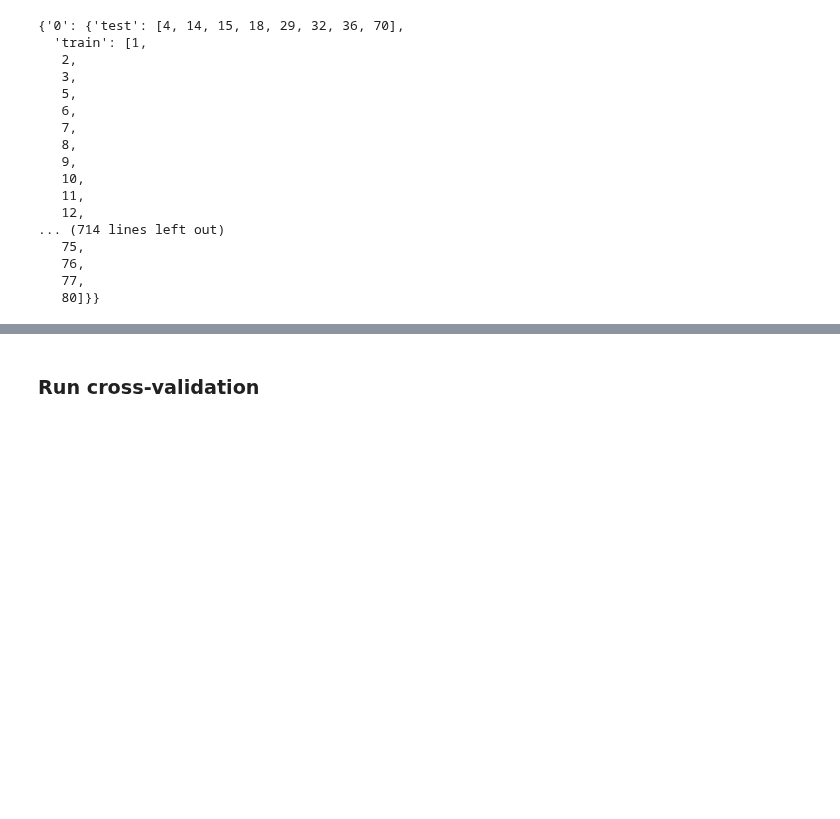
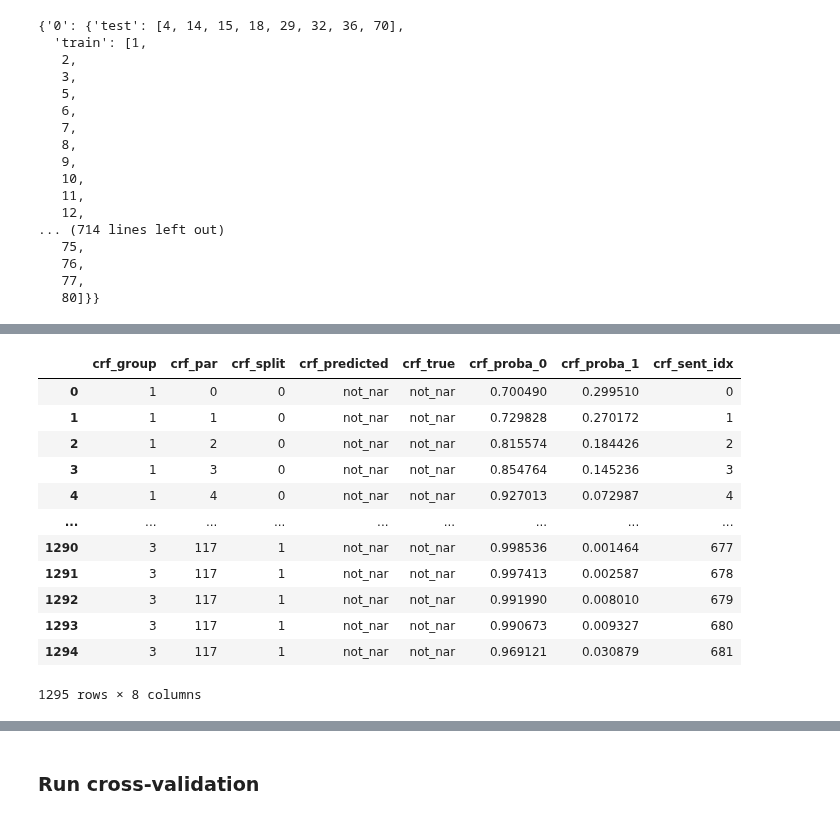
Before and after one commit to Sofy34/personal_strudy, a Jupyter notebook: thesis/23_dataset_new_76.ipynb, the cells around one changed output, grey strips where cells are left out. Saved outputs shown, nothing was run; the diff lists cells and outputs as text; code cells hidden in the pictures; blank space fills up the shorter version.

```diff
--- a/thesis/23_dataset_new_76.ipynb
+++ b/thesis/23_dataset_new_76.ipynb
@@ -88,0 +110,16 @@ tmp_split={'0':{'test':[1],'train':[2]}, '1': {'test':[3],'train':[4]}}
+# %%
+demo_crf_pred
+# %% [output]
+|  | crf_group | crf_par | crf_split | crf_predicted | crf_true | crf_proba_0 | crf_proba_1 | crf_sent_idx |
+| 0 | 1 | 0 | 0 | not_nar | not_nar | 0.700490 | 0.299510 | 0 |
+| 1 | 1 | 1 | 0 | not_nar | not_nar | 0.729828 | 0.270172 | 1 |
+| 2 | 1 | 2 | 0 | not_nar | not_nar | 0.815574 | 0.184426 | 2 |
+| 3 | 1 | 3 | 0 | not_nar | not_nar | 0.854764 | 0.145236 | 3 |
+| 4 | 1 | 4 | 0 | not_nar | not_nar | 0.927013 | 0.072987 | 4 |
+| ... | ... | ... | ... | ... | ... | ... | ... | ... |
+| 1290 | 3 | 117 | 1 | not_nar | not_nar | 0.998536 | 0.001464 | 677 |
+| 1291 | 3 | 117 | 1 | not_nar | not_nar | 0.997413 | 0.002587 | 678 |
+| 1292 | 3 | 117 | 1 | not_nar | not_nar | 0.991990 | 0.008010 | 679 |
+| 1293 | 3 | 117 | 1 | not_nar | not_nar | 0.990673 | 0.009327 | 680 |
+| 1294 | 3 | 117 | 1 | not_nar | not_nar | 0.969121 | 0.030879 | 681 |
+1295 rows × 8 columns
```
Also changed, not shown: parts of 21 cells of this notebook, 7 other files.
